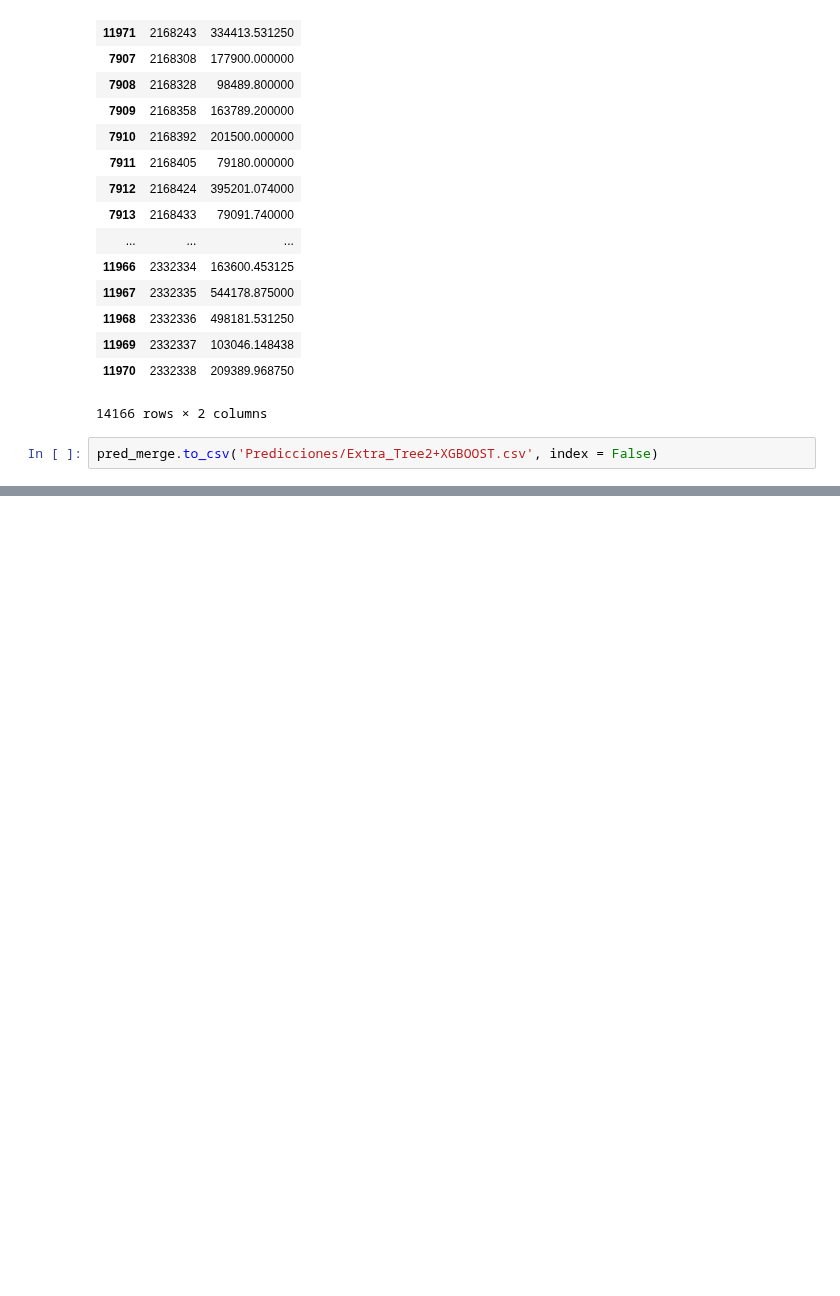
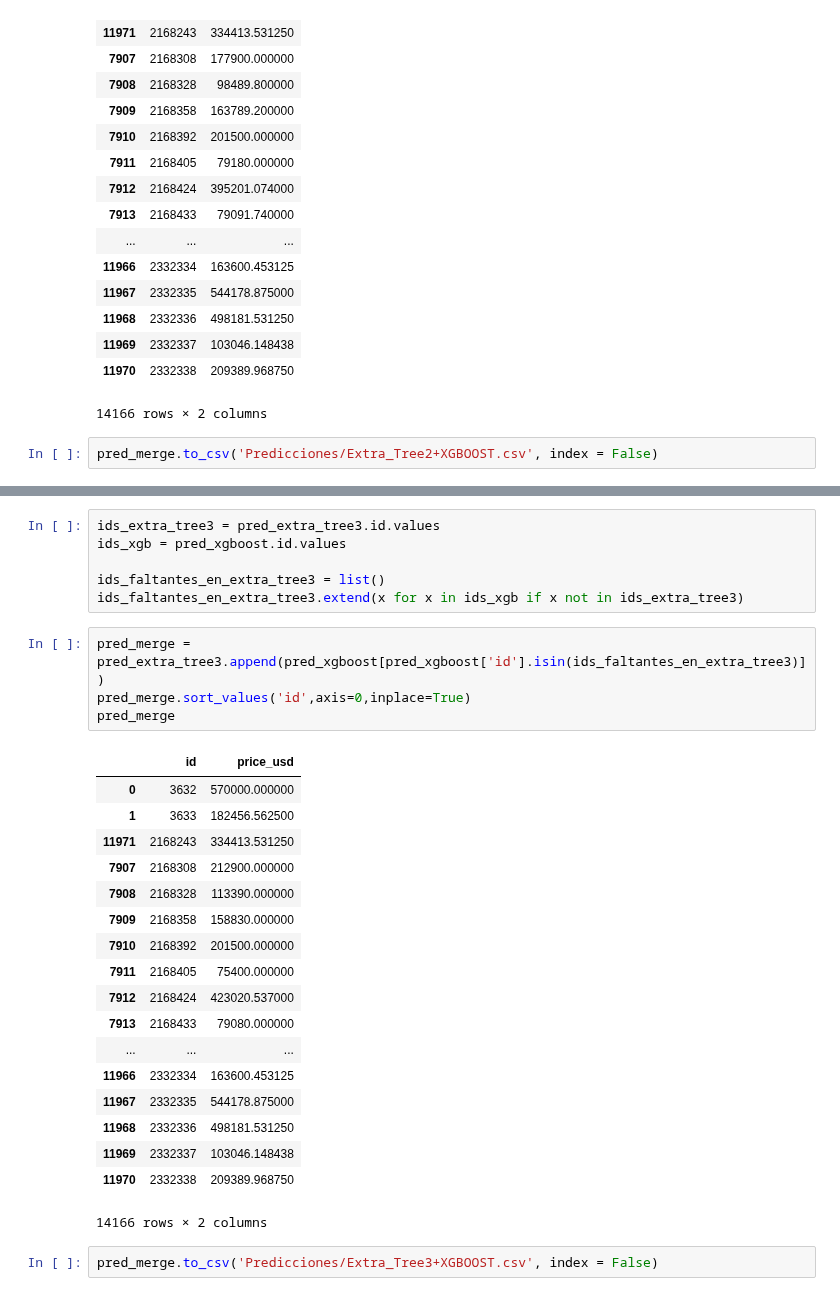
Before and after one commit to LucianoGiannotti/ProperatiDatosTP, a Jupyter notebook: Merge de predicciones.ipynb, the cells around one changed output, grey strips where cells are left out. Cells and saved outputs as stored; diff of their text form; blank space fills up the shorter version.

```diff
--- a/Merge de predicciones.ipynb
+++ b/Merge de predicciones.ipynb
@@ -181,0 +208,31 @@ pred_merge.to_csv('Predicciones/Extra_Tree2+XGBOOST.csv', index = False)
+# %%
+ids_extra_tree3 = pred_extra_tree3.id.values
+ids_xgb = pred_xgboost.id.values
+
+ids_faltantes_en_extra_tree3 = list()
+ids_faltantes_en_extra_tree3.extend(x for x in ids_xgb if x not in ids_extra_tree3)
+# %%
+pred_merge = pred_extra_tree3.append(pred_xgboost[pred_xgboost['id'].isin(ids_faltantes_en_extra_tree3)])
+pred_merge.sort_values('id',axis=0,inplace=True)
+pred_merge
+# %% [output]
+|  | id | price_usd |
+| 0 | 3632 | 570000.000000 |
+| 1 | 3633 | 182456.562500 |
+| 11971 | 2168243 | 334413.531250 |
+| 7907 | 2168308 | 212900.000000 |
+| 7908 | 2168328 | 113390.000000 |
+| 7909 | 2168358 | 158830.000000 |
+| 7910 | 2168392 | 201500.000000 |
+| 7911 | 2168405 | 75400.000000 |
+| 7912 | 2168424 | 423020.537000 |
+| 7913 | 2168433 | 79080.000000 |
+| ... | ... | ... |
+| 11966 | 2332334 | 163600.453125 |
+| 11967 | 2332335 | 544178.875000 |
+| 11968 | 2332336 | 498181.531250 |
+| 11969 | 2332337 | 103046.148438 |
+| 11970 | 2332338 | 209389.968750 |
+14166 rows × 2 columns
+# %%
+pred_merge.to_csv('Predicciones/Extra_Tree3+XGBOOST.csv', index = False)
```
Also changed, not shown: parts of 50 cells of this notebook, 22 other files.
